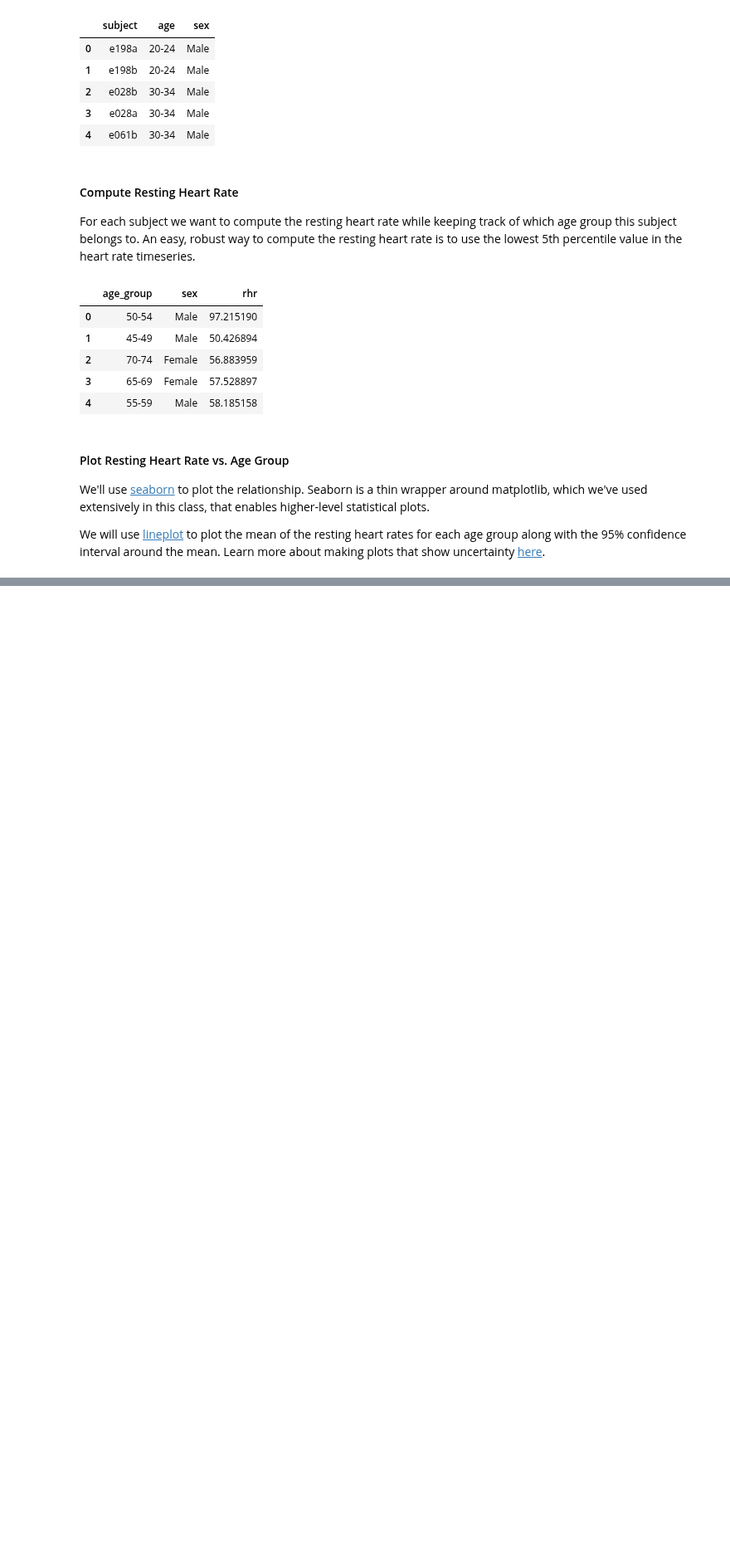
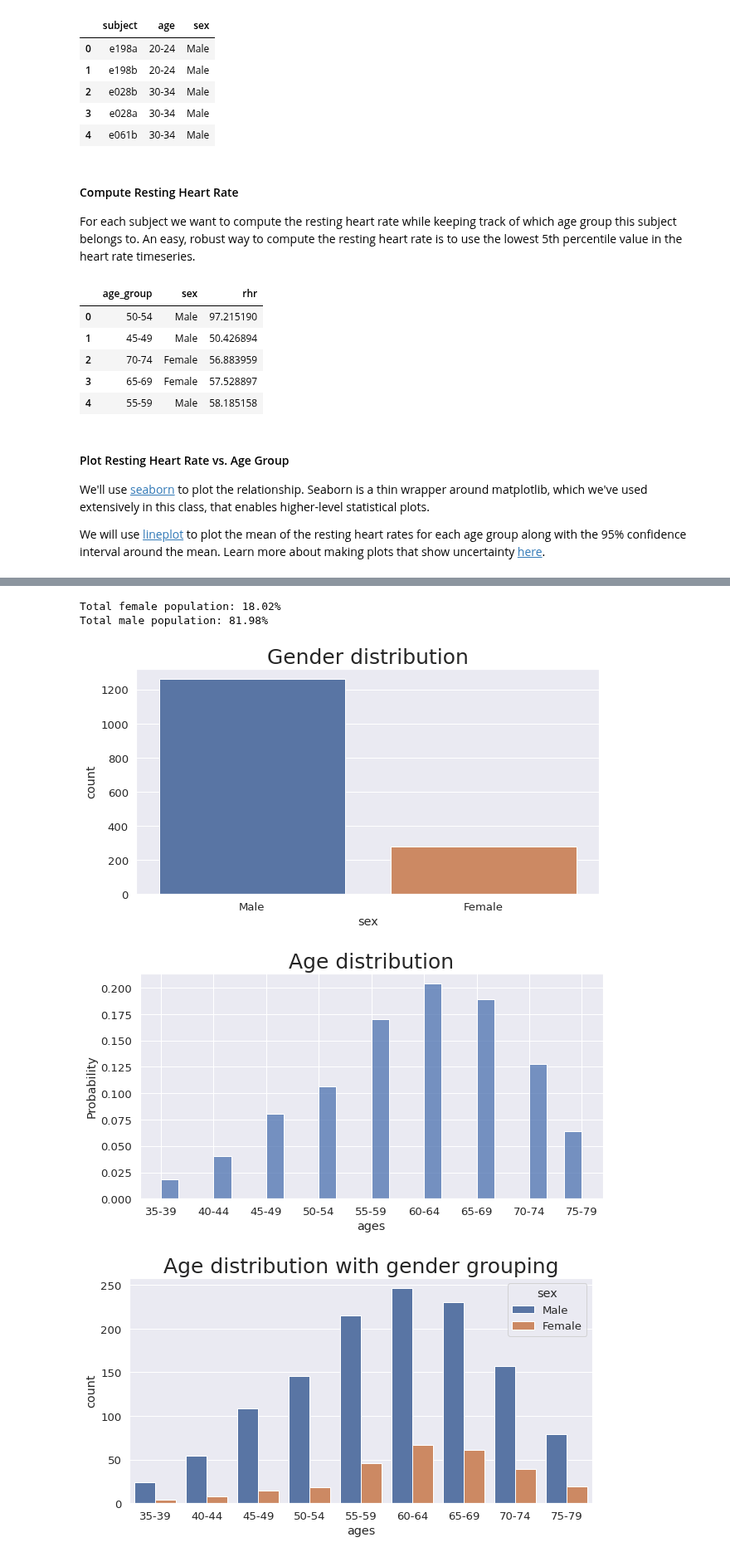
Before and after one commit to pdagger/AI_Healthcare_Projects, a Jupyter notebook: Wearable_Data_Project/part_2/clinical_app_starter.ipynb, the cells around one changed output, grey strips where cells are left out. Shown at 83% size. Cells and saved outputs as stored; diff of their text form; code cells hidden in the pictures; blank space fills up the shorter version.

```diff
--- a/Wearable_Data_Project/part_2/clinical_app_starter.ipynb
+++ b/Wearable_Data_Project/part_2/clinical_app_starter.ipynb
@@ -128,0 +143,66 @@ Your write-up will go here...
+# %%
+sns.set(font_scale=1.2)
+
+print("Total female population: %.2f%%"%(len(df.sex[df.sex == 'Female']) / len(df) * 100))
+print("Total male population: %.2f%%"%(len(df.sex[df.sex == 'Male']) / len(df) * 100))
+
+plt.figure(figsize=(10,5))
+_ = sns.countplot(x="sex", data=df)
+_ = plt.title("Gender distribution", size=25)
+_ = plt.show()
+
+plt.figure(figsize=(10,5))
+_ = sns.histplot(df.ages, stat='probability')
+_ = plt.xticks(np.arange(len(labels)), labels)
+_ = plt.title("Age distribution", size=25)
+_ = plt.show()
+
+plt.figure(figsize=(10,5))
+_ = sns.countplot(x="ages", hue="sex", data=df)
+_ = plt.xticks(np.arange(len(labels)), labels)
+_ = plt.title("Age distribution with gender grouping", size=25)
+_ = plt.show()
+
+plt.figure(figsize=(10,5))
+_ = sns.histplot(df.ages[df.sex == "Female"], stat='probability')
+_ = plt.xticks(np.arange(len(labels)), labels)
+_ = plt.title("Female age distribution", size=25)
+_ = plt.show()
+
+plt.figure(figsize=(10,5))
+_ = sns.histplot(df.ages[df.sex == "Female"], stat='probability')
+_ = plt.xticks(np.arange(len(labels)), labels)
+_ = plt.title("Male age distribution", size=25)
+_ = plt.show()
+
+for key, value in sorted(dict(df.age_group.value_counts()).items()):
+    filt_gen1 = (df.sex == 'Female')
+    filt_gen2 = (df.sex == 'Male')
+    filt_age = (df.age_group == key)
+    print("Ages {}:".format(key))
+    print("\tFemales: %.2f%%"%(len(df.sex[filt_gen1 & filt_age]) / value * 100))
+    print("\tMales: %.2f%%"%(len(df.sex[filt_gen2 & filt_age]) / value * 100))
+
+for key, value in sorted(dict(df.age_group.value_counts()).items()):
+    filt_gen1 = (df.sex == 'Female')
+    filt_gen2 = (df.sex == 'Male')
+    filt_age = (df.age_group == key)
+    print("Ages {}:".format(key))
+    print("\tFemales: %.2f%%"%(len(df.sex[filt_gen1 & filt_age]) / value * 100))
+    print("\tMales: %.2f%%"%(len(df.sex[filt_gen2 & filt_age]) / value * 100))
+
+plt.figure(figsize=(10,5))
+_ = sns.histplot(df.rhr, kde=True, kde_kws={'bw_adjust': 2})
+_ = plt.title("RHR distribution", size=25)
+_ = plt.show()
+
+plt.figure(figsize=(10,5))
+_ = sns.histplot(x="rhr", hue="sex", data=df)
+_ = plt.title("RHR distribution with gender grouping", size=25)
+_ = plt.show()
+# %% [output]
+Total female population: 18.02%
+Total male population: 81.98%
+[figure, added]
+[figure, added]
+[figure, added]
```
Also changed, not shown: parts of 3 cells of this notebook.
